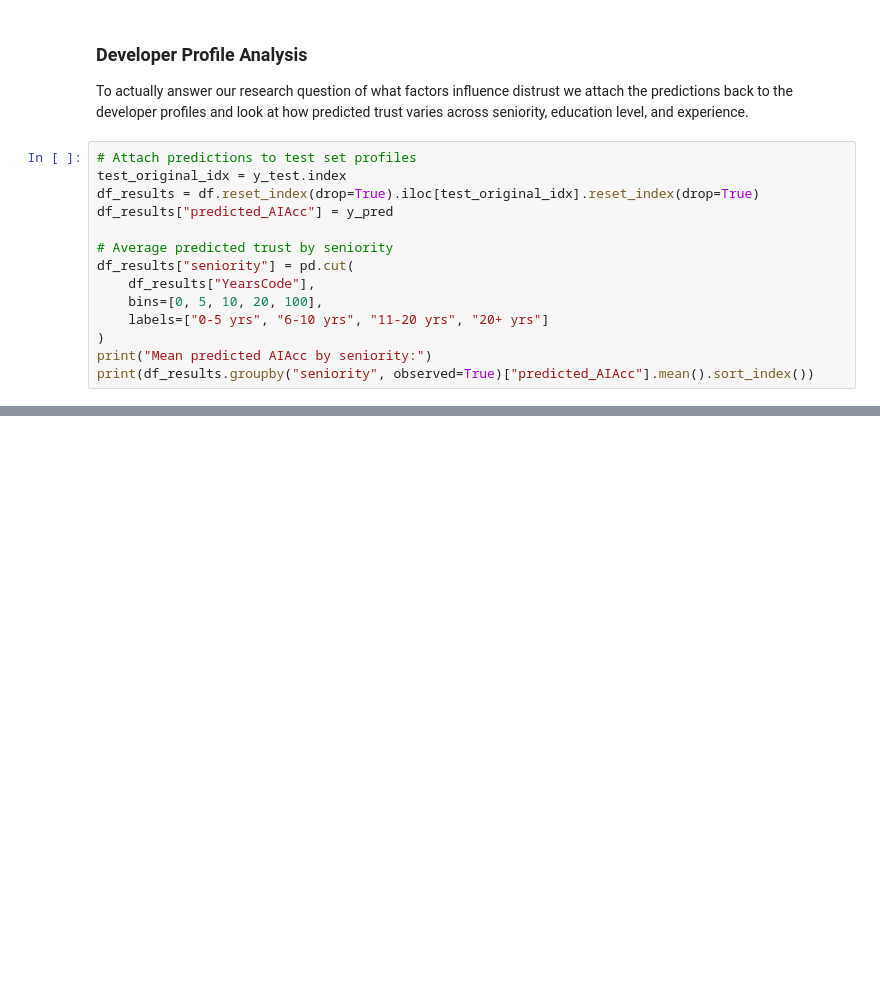
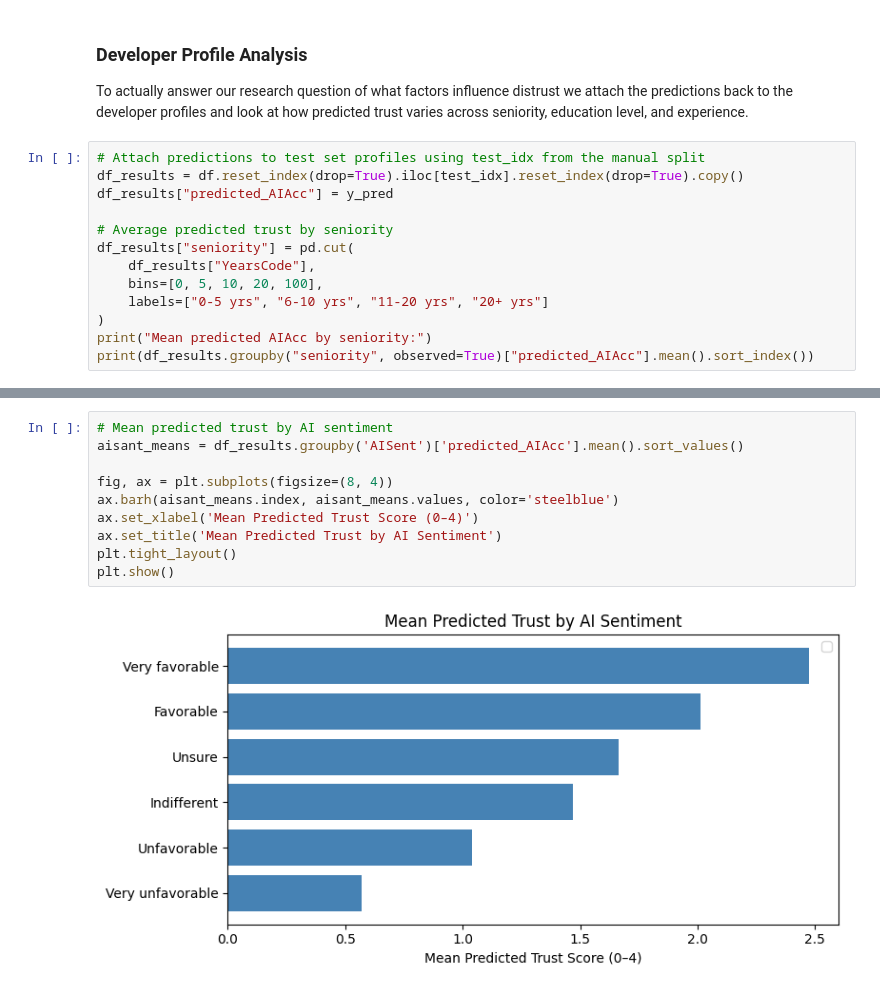
Before and after one commit to gbond22/DS4420_Project, a Jupyter notebook: cf_model.ipynb, the cells around one changed output, grey strips where cells are left out. Drawn from its saved outputs; the diff is of its cells as text; blank space fills up the shorter version.

```diff
--- a/cf_model.ipynb
+++ b/cf_model.ipynb
@@ -219,9 +240,8 @@ Binary Accuracy:   0.7639
 
 To actually answer our research question of what factors influence distrust we attach the predictions back to the developer profiles and look at how predicted trust varies across seniority, education level, and experience.
 # %%
-# Attach predictions to test set profiles
-test_original_idx = y_test.index
-df_results = df.reset_index(drop=True).iloc[test_original_idx].reset_index(drop=True)
+# Attach predictions to test set profiles using test_idx from the manual split
+df_results = df.reset_index(drop=True).iloc[test_idx].reset_index(drop=True).copy()
 df_results["predicted_AIAcc"] = y_pred
 
 # Average predicted trust by seniority
@@ -294,0 +327,12 @@ People manager            1.868870
+# %%
+# Mean predicted trust by AI sentiment
+aisant_means = df_results.groupby('AISent')['predicted_AIAcc'].mean().sort_values()
+
+fig, ax = plt.subplots(figsize=(8, 4))
+ax.barh(aisant_means.index, aisant_means.values, color='steelblue')
+ax.set_xlabel('Mean Predicted Trust Score (0–4)')
+ax.set_title('Mean Predicted Trust by AI Sentiment')
+plt.tight_layout()
+plt.show()
+# %% [output]
+[figure, added]
```
Also changed, not shown: parts of 19 cells of this notebook, 1 other file.
